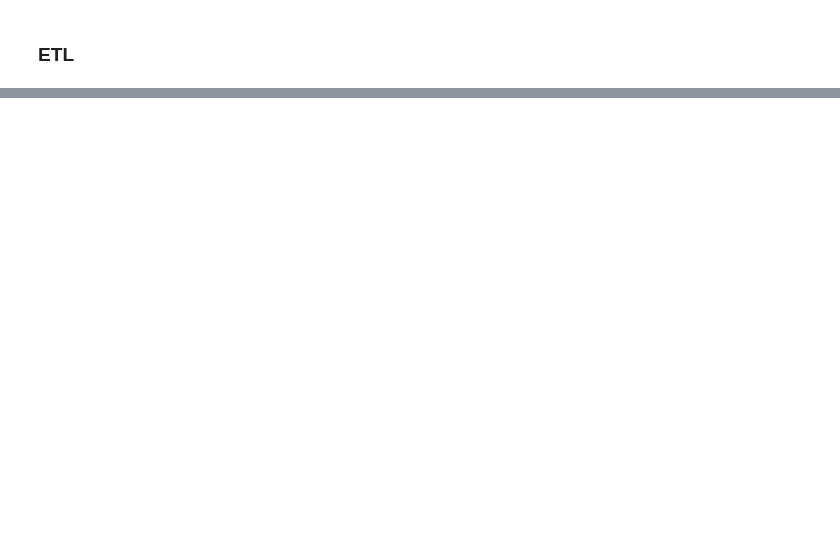
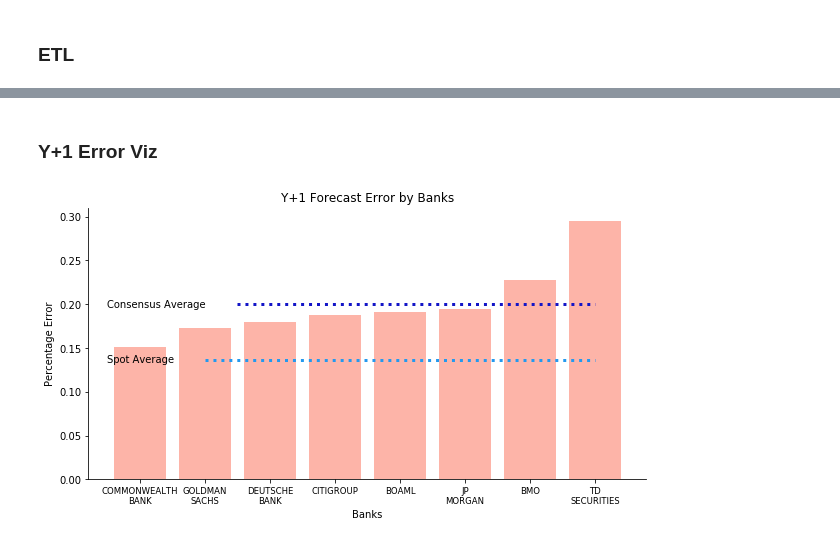
Before and after one commit to je-suis-tm/machine-learning, a Jupyter notebook: Wisdom of Crowds project/descriptive statistics.ipynb, the cells around one changed output, grey strips where cells are left out. Cells and saved outputs as stored; diff of their text form; code cells hidden in the pictures; blank space fills up the shorter version.

```diff
--- a/Wisdom of Crowds project/descriptive statistics.ipynb
+++ b/Wisdom of Crowds project/descriptive statistics.ipynb
@@ -118,0 +204,29 @@ plt.show()
+# %% [markdown]
+### Y+1 Error Viz
+# %%
+#viz
+ax=plt.figure(figsize=(10,5)).add_subplot(111)
+ax.spines['top'].set_visible(False)
+ax.spines['right'].set_visible(False)
+plt.bar(range(len(erreur_by_banks_y1)),
+        erreur_by_banks_y1.values(),
+        color='#fc6b52',alpha=0.5)
+plt.text(-0.5,erreur_y1.mean().mean(),
+         'Consensus Average',va='center')
+plt.hlines(erreur_y1.mean().mean(),
+           xmin=1.5,xmax=len(erreur_by_banks_y1)-1,
+           linestyle=':',color='#1315c7',lw=3)
+plt.text(-0.5,np.mean(list(erreur_by_spot_y1.values())),
+         'Spot Average',va='center')
+plt.hlines(np.mean(list(erreur_by_spot_y1.values())),
+           xmin=1,xmax=len(erreur_by_banks_y1)-1,
+           linestyle=':',color='#2499ee',lw=3)
+plt.xticks(range(len(erreur_by_banks_y1)),
+           [i.replace(' ','\n') for i in erreur_by_banks_y1.keys()],
+           fontsize=8.5)
+plt.xlabel('Banks')
+plt.ylabel('Percentage Error')
+plt.title('Y+1 Forecast Error by Banks')
+plt.show()
+# %% [output]
+[figure, added]
```
Also changed, not shown: parts of 26 cells of this notebook.
